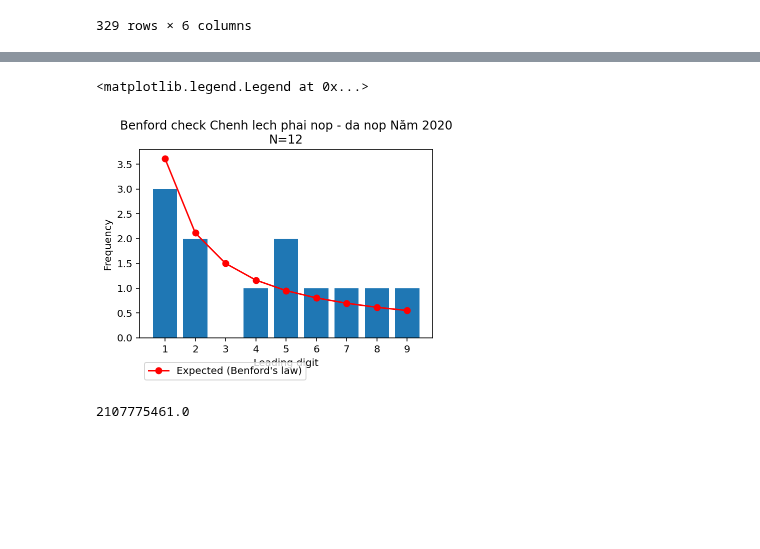
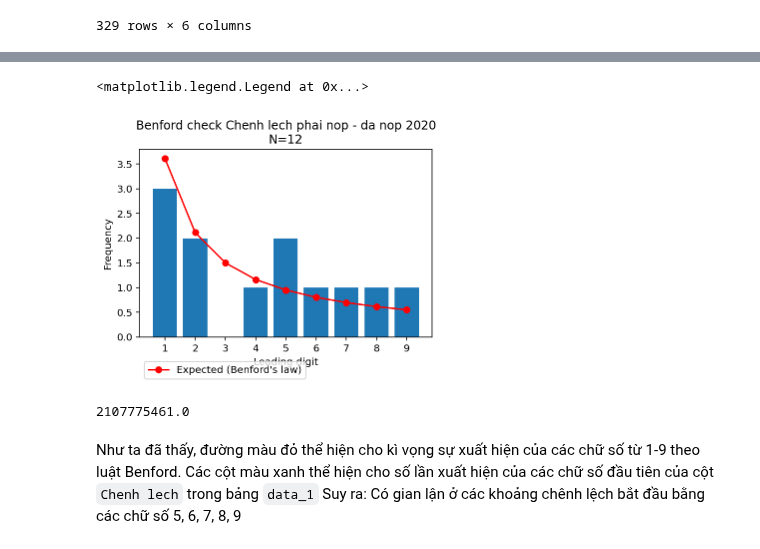
Before and after one commit to tranvietphuoc/notebook, a Jupyter notebook: analyze/COD_Benford.ipynb, the cells around one changed output, grey strips where cells are left out. Cells and saved outputs as stored; diff of their text form; code cells hidden in the pictures; blank space fills up the shorter version.

```diff
--- a/analyze/COD_Benford.ipynb
+++ b/analyze/COD_Benford.ipynb
@@ -332,36 +357,40 @@ data_1['Chenh lech'].sum()
 # draw...
 fig, ax = plt.subplots()
 fig.tight_layout(rect=[0.1, 0.1, 0.9, 0.9])
 
 
 # check with benford's law
 digit = np.arange(1, 10)
 
 months = data['Thang'].unique()
 
 
 digits = data_1['Chenh lech'].apply(lambda x: abs(x)).astype(str).str[0].astype(int)
 
 
 N = len(data_1['Chenh lech'])  # len for each month
 
 expected = np.log10(1 + 1/digit)*N  # => expected number of digit following benford's law
 
 v = digits.value_counts()
 
 ax.bar(v.index, v.values)  # plot following probability of the number of digits in month
 ax.set_xticks(range(1, 10))
 
 ax.plot(digit, expected, marker='o', color='red', label='Expected (Benford\'s law)')
-ax.set_title("Benford check Chenh lech phai nop - da nop Năm 2020\nN=%d" % (N))
+ax.set_title("Benford check Chenh lech phai nop - da nop 2020\nN=%d" % (N))
 ax.set_xlabel("Leading digit")
 ax.set_ylabel("Frequency")
 
 plt.legend(loc=3, bbox_to_anchor=(0.0, -0.25))
 # %% [output]
 <matplotlib.legend.Legend at 0x...>
-[figure, old version]
+[figure, new version]
 # %%
 data_1['Chenh lech'].sum()
 # %% [output]
 2107775461.0
+# %% [markdown]
+Như ta đã thấy, đường màu đỏ thể hiện cho kì vọng sự xuất hiện của các chữ số từ 1-9 theo luật Benford.
+Các cột màu xanh thể hiện cho số lần xuất hiện của các chữ số đầu tiên của cột `Chenh lech` trong bảng `data_1`
+Suy ra: Có gian lận ở các khoảng chênh lệch bắt đầu bằng các chữ số 5, 6, 7, 8, 9
```
Also changed, not shown: parts of 6 cells of this notebook.
